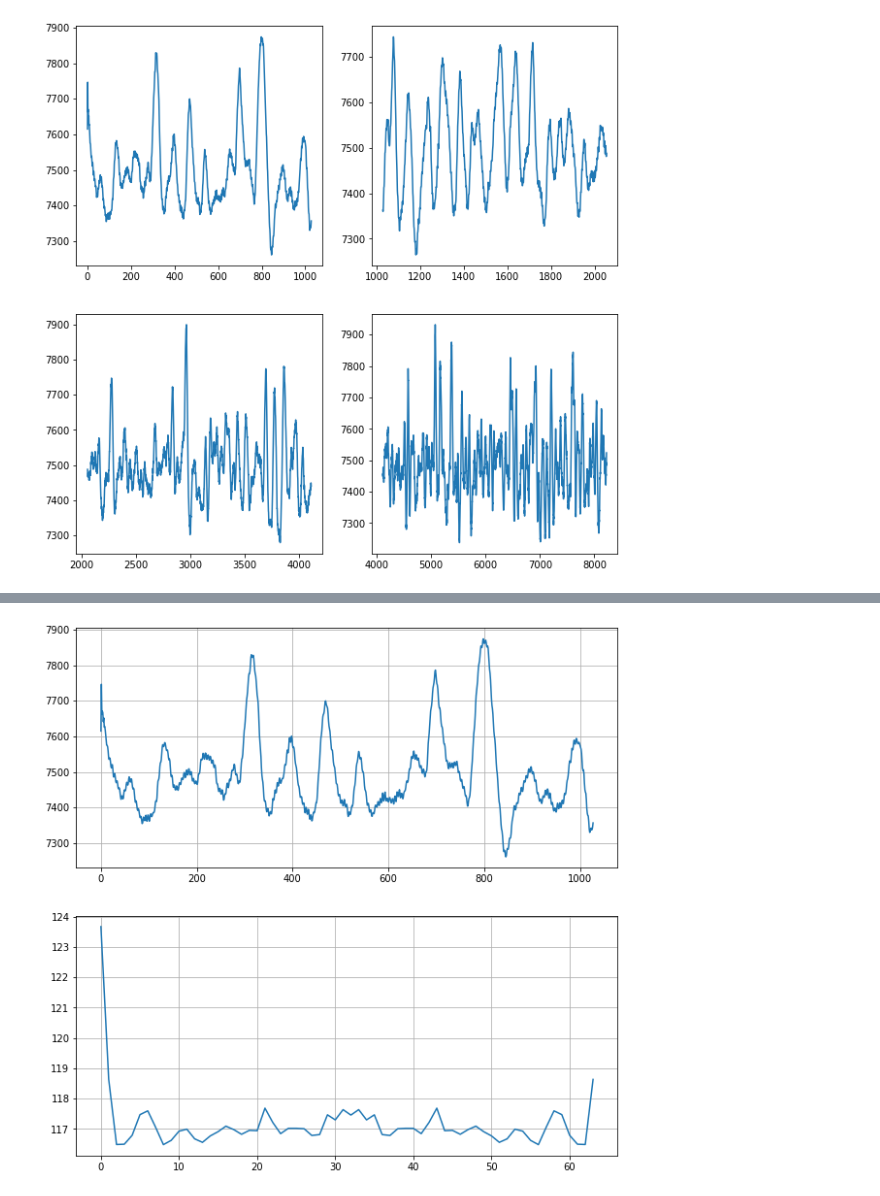
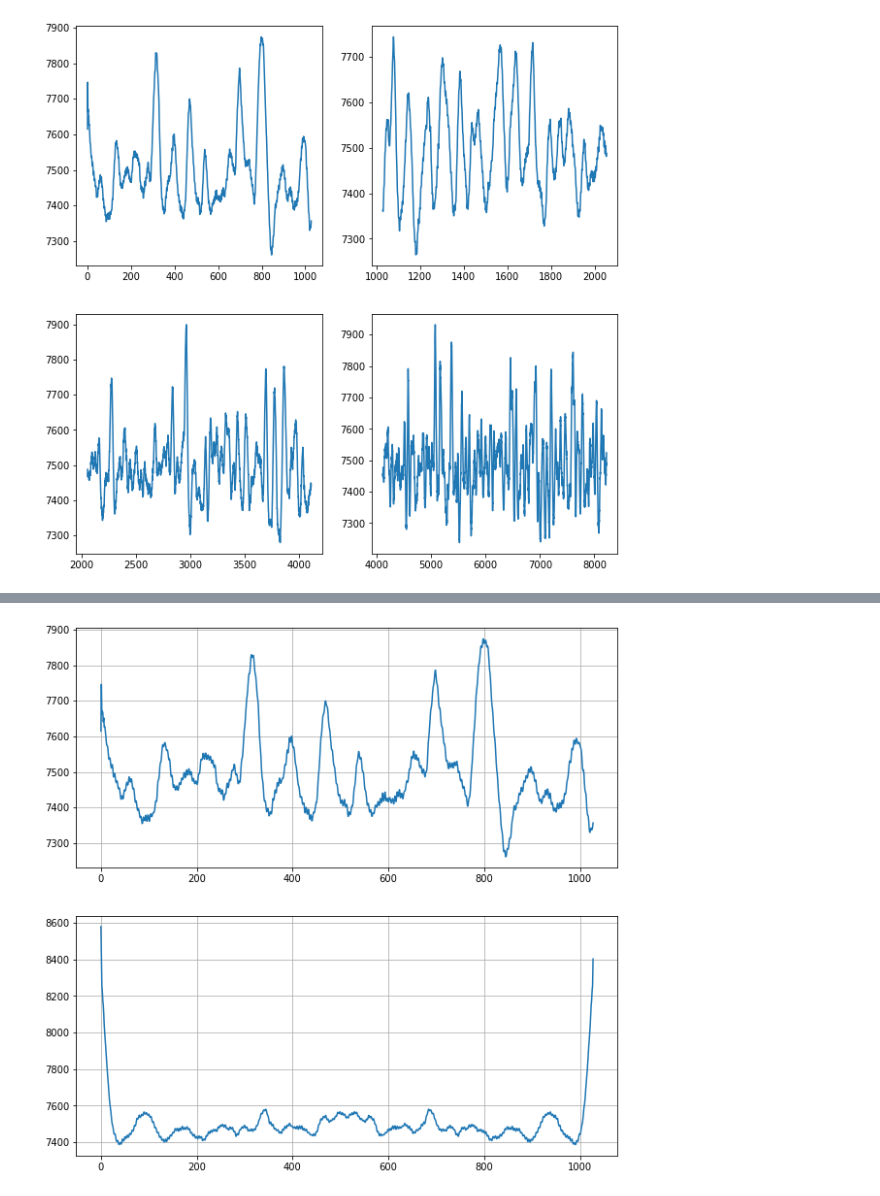
Before and after one commit to dassolkim/time-series-analysis, a Jupyter notebook: bokyum/DFT_.ipynb, the cells around one changed output, grey strips where cells are left out. Cells and saved outputs as stored; diff of their text form; code cells hidden in the pictures.

```diff
--- a/bokyum/DFT_.ipynb
+++ b/bokyum/DFT_.ipynb
@@ -241,10 +260,10 @@ c = c.reshape(-1,)
 d = np.copy(abs(LSF5_10[4112: 8224]))
 d = d.reshape(-1,)
 # %%
-ffted_a = np.fft.fft(a) / len(a)
-ffted_b = np.fft.fft(b) / len(b)
-ffted_c = np.fft.fft(c) / len(c)
-ffted_d = np.fft.fft(d) / len(d)
+ffted_a = np.fft.fft(a)
+ffted_b = np.fft.fft(b)
+ffted_c = np.fft.fft(c)
+ffted_d = np.fft.fft(d)
 
 ffted_magnitude_a = abs(ffted_a)
 ffted_magnitude_b = abs(ffted_b)
@@ -276,22 +295,22 @@ plt.show()
 # %%
 ind = np.argpartition(ffted_magnitude_a, -10)[-10:] #np.array
 #temp = ffted_magnitude_10a[ind]
-temp = ffted_magnitude_a[:64]
+temp = ffted_magnitude_a
 temp_iffted = np.fft.ifft(temp)
 pd_temp_iffted = pd.DataFrame(data = temp_iffted)
 
 plt.subplot(2,1,1)
 plt.plot(a)
 plt.grid()
 
 plt.subplot(2,1,2)
 plt.plot(pd_temp_iffted)
-#plt.ylim(0.0,20.0)
+#plt.ylim(7.0,7.4)
 plt.grid()
 
 plt.show()
 # %% [output]
-[figure, old version]
+[figure, new version]
 # %%
 ind = np.argpartition(ffted_magnitude_b, -10)[-10:] #np.array
 #temp = ffted_magnitude_10a[ind]
```
Also changed, not shown: parts of 11 cells of this notebook, 6 other files.
